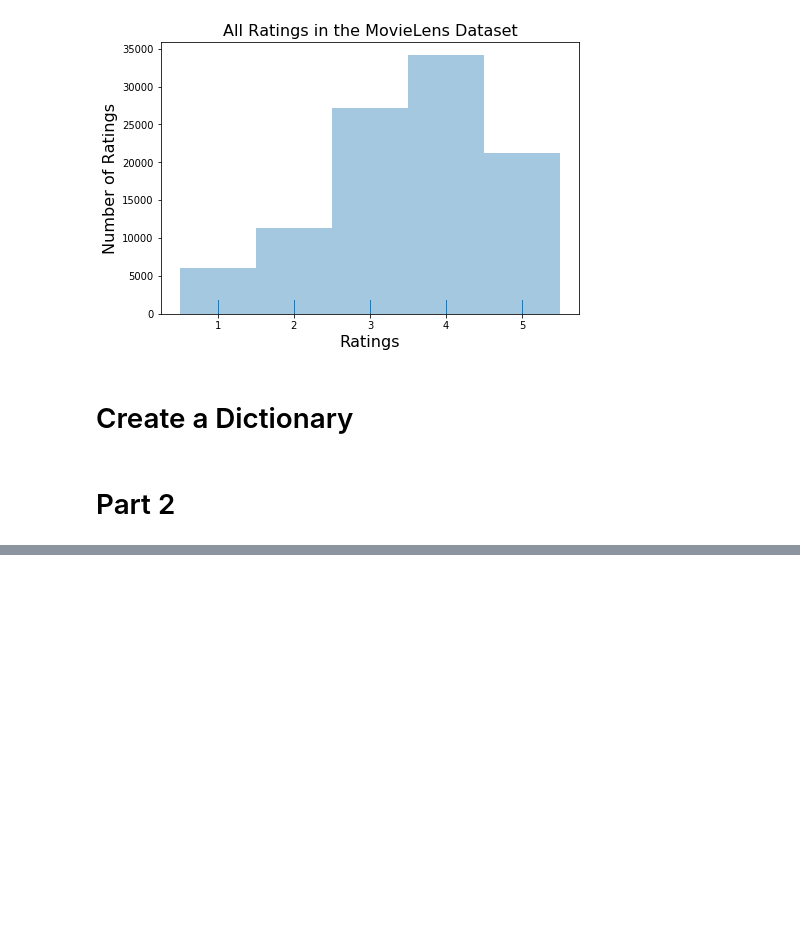
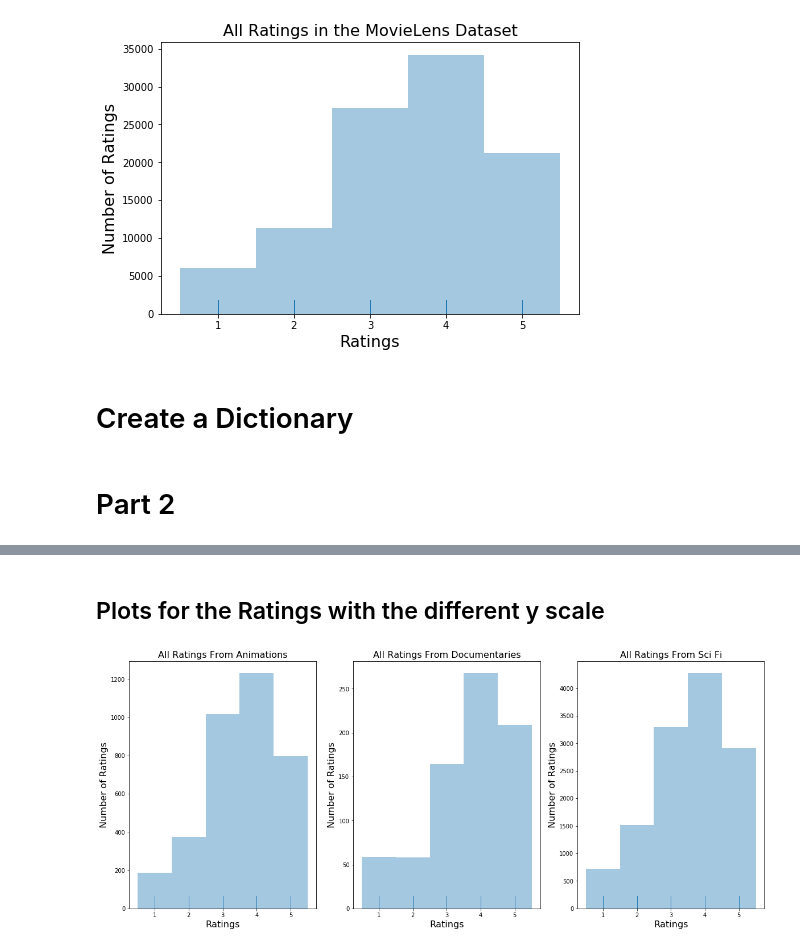
Before and after one commit to SaberaTalukder/Visualizations, a Jupyter notebook: basic_visualization.ipynb, the cells around one changed output, grey strips where cells are left out. Saved outputs shown, nothing was run; the diff lists cells and outputs as text; code cells hidden in the pictures; blank space fills up the shorter version.

```diff
--- a/basic_visualization.ipynb
+++ b/basic_visualization.ipynb
@@ -60,0 +159,27 @@ NameError: name 'collections' is not defined
+# %% [markdown]
+## Plots for the Ratings with the different y scale
+# %%
+f, axs = plt.subplots(1,3,figsize=(20,8))
+
+plt.subplot(1,3,1)
+_ = sns.distplot(all_ratings_animation, kde=False, bins=np.arange(0.5,6.5), rug=True)
+_ = plt.xticks([1,2,3,4,5])
+_ = plt.title('All Ratings From Animations', fontsize=16)
+_ = plt.xlabel('Ratings', fontsize=16)
+_ = plt.ylabel('Number of Ratings', fontsize=16)
+
+plt.subplot(1,3,2)
+_ = sns.distplot(all_ratings_documentary, kde=False, bins=np.arange(0.5,6.5), rug=True)
+_ = plt.xticks([1,2,3,4,5])
+_ = plt.title('All Ratings From Documentaries', fontsize=16)
+_ = plt.xlabel('Ratings', fontsize=16)
+_ = plt.ylabel('Number of Ratings', fontsize=16)
+
+plt.subplot(1,3,3)
+_ = sns.distplot(all_ratings_sci_fi, kde=False, bins=np.arange(0.5,6.5), rug=True)
+_ = plt.xticks([1,2,3,4,5])
+_ = plt.title('All Ratings From Sci Fi', fontsize=16)
+_ = plt.xlabel('Ratings', fontsize=16)
+_ = plt.ylabel('Number of Ratings', fontsize=16)
+# %% [output]
+[figure, added]
```
Also changed, not shown: parts of 15 cells of this notebook.
